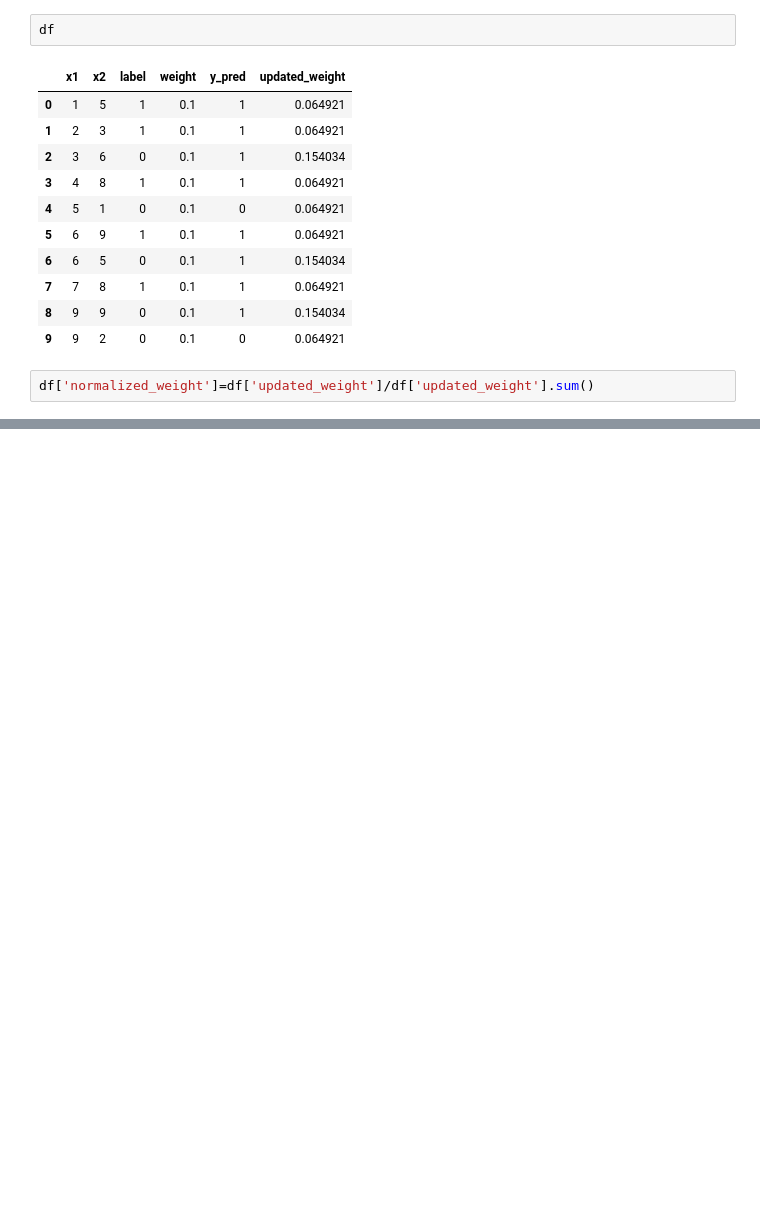
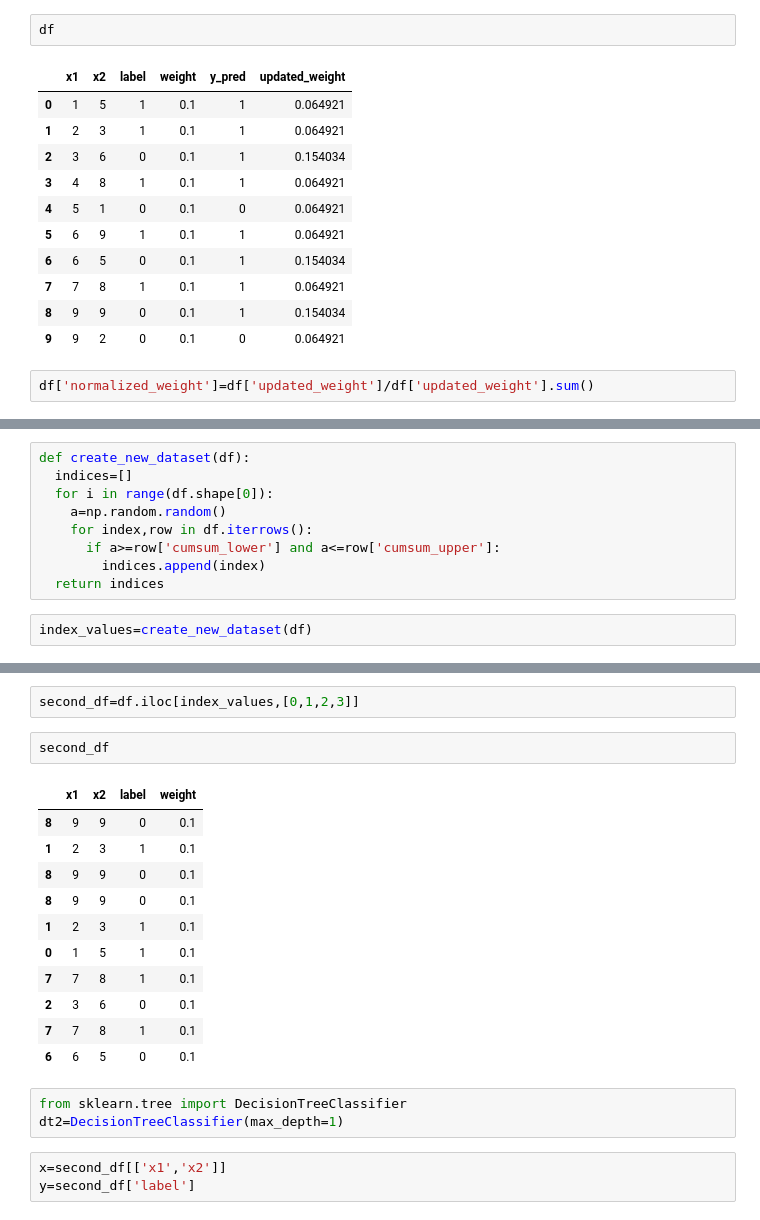
Before and after one commit to DevpriyaSaini/ML-100, a Jupyter notebook: Adaboost.ipynb, the cells around one changed output, grey strips where cells are left out. Cells and saved outputs as stored; diff of their text form; blank space fills up the shorter version.

```diff
--- a/Adaboost.ipynb
+++ b/Adaboost.ipynb
@@ -119,0 +138,11 @@ df['normalized_weight']=df['updated_weight']/df['updated_weight'].sum()
+# %%
+def create_new_dataset(df):
+  indices=[]
+  for i in range(df.shape[0]):
+    a=np.random.random()
+    for index,row in df.iterrows():
+      if a>=row['cumsum_lower'] and a<=row['cumsum_upper']:
+        indices.append(index)
+  return indices
+# %%
+index_values=create_new_dataset(df)
@@ -119,0 +154,22 @@ df['normalized_weight']=df['updated_weight']/df['updated_weight'].sum()
+# %%
+second_df=df.iloc[index_values,[0,1,2,3]]
+# %%
+second_df
+# %% [output]
+|  | x1 | x2 | label | weight |
+| 8 | 9 | 9 | 0 | 0.1 |
+| 1 | 2 | 3 | 1 | 0.1 |
+| 8 | 9 | 9 | 0 | 0.1 |
+| 8 | 9 | 9 | 0 | 0.1 |
+| 1 | 2 | 3 | 1 | 0.1 |
+| 0 | 1 | 5 | 1 | 0.1 |
+| 7 | 7 | 8 | 1 | 0.1 |
+| 2 | 3 | 6 | 0 | 0.1 |
+| 7 | 7 | 8 | 1 | 0.1 |
+| 6 | 6 | 5 | 0 | 0.1 |
+# %%
+from sklearn.tree import DecisionTreeClassifier
+dt2=DecisionTreeClassifier(max_depth=1)
+# %%
+x=second_df[['x1','x2']]
+y=second_df['label']
```
Also changed, not shown: parts of 6 cells of this notebook.
